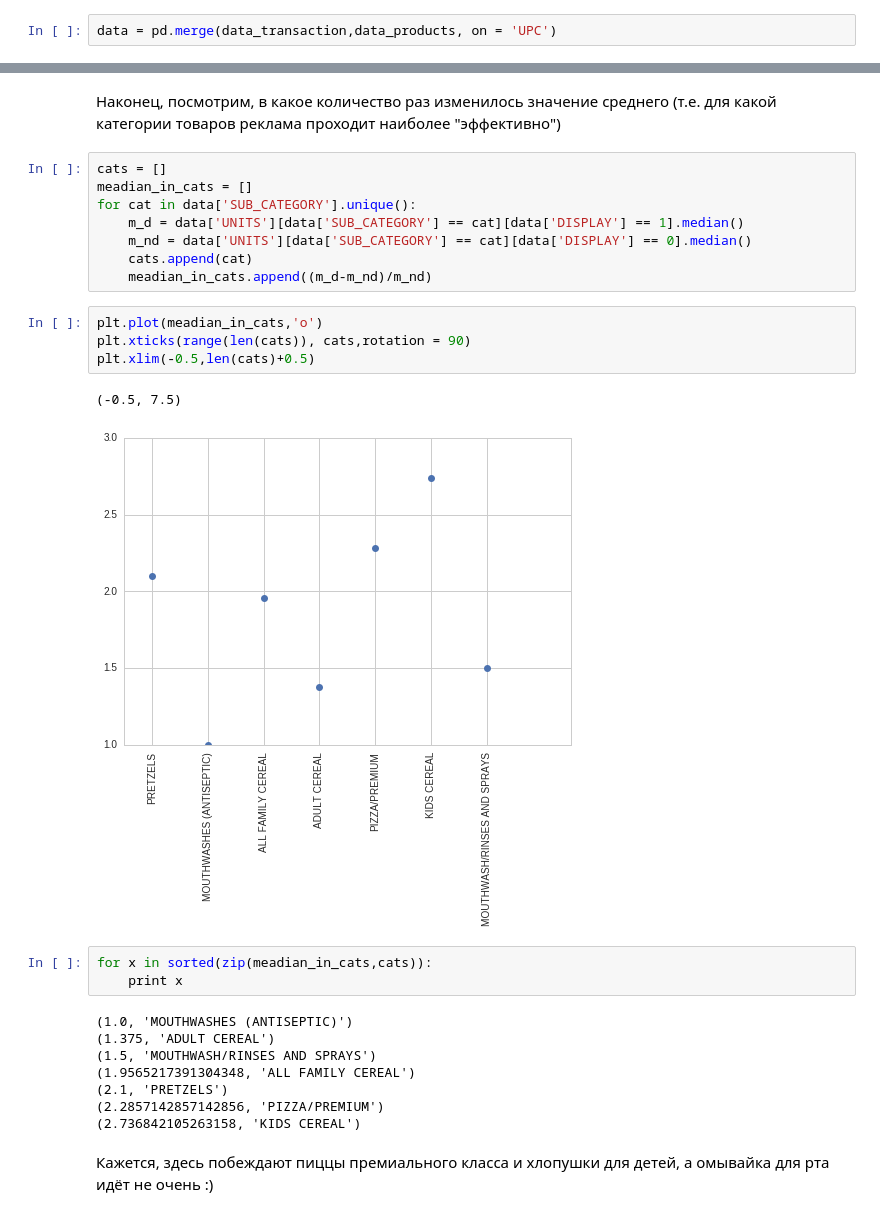
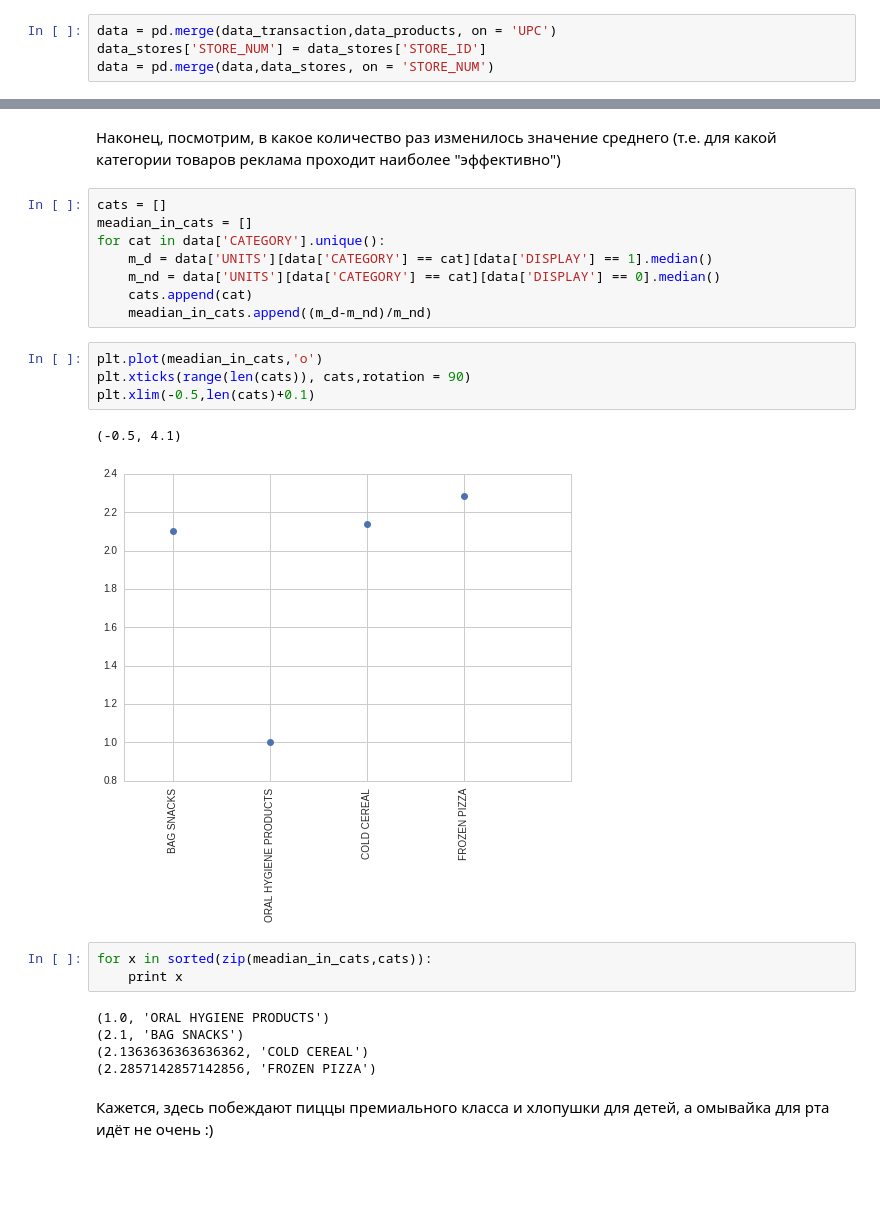
Before and after one commit to yakimoris/data-analysis, a Jupyter notebook: project_some_graphs.ipynb, the cells around one changed output, grey strips where cells are left out. Cells and saved outputs as stored; diff of their text form; blank space fills up the shorter version.

```diff
--- a/project_some_graphs.ipynb
+++ b/project_some_graphs.ipynb
@@ -97,2 +131,4 @@ data_transaction.describe()
 # %%
 data = pd.merge(data_transaction,data_products, on = 'UPC')
+data_stores['STORE_NUM'] = data_stores['STORE_ID']
+data = pd.merge(data,data_stores, on = 'STORE_NUM')
@@ -143,29 +206,26 @@ plt.xticks(rotation = 90)
 # %%
 cats = []
 meadian_in_cats = []
-for cat in data['SUB_CATEGORY'].unique():
-    m_d = data['UNITS'][data['SUB_CATEGORY'] == cat][data['DISPLAY'] == 1].median()
-    m_nd = data['UNITS'][data['SUB_CATEGORY'] == cat][data['DISPLAY'] == 0].median()
+for cat in data['CATEGORY'].unique():
+    m_d = data['UNITS'][data['CATEGORY'] == cat][data['DISPLAY'] == 1].median()
+    m_nd = data['UNITS'][data['CATEGORY'] == cat][data['DISPLAY'] == 0].median()
     cats.append(cat)
     meadian_in_cats.append((m_d-m_nd)/m_nd)
 # %%
 plt.plot(meadian_in_cats,'o')
 plt.xticks(range(len(cats)), cats,rotation = 90)
-plt.xlim(-0.5,len(cats)+0.5)
+plt.xlim(-0.5,len(cats)+0.1)
 # %% [output]
-(-0.5, 7.5)
+(-0.5, 4.1)
-[figure, old version]
+[figure, new version]
 # %%
 for x in sorted(zip(meadian_in_cats,cats)):
     print x
 # %% [output]
-(1.0, 'MOUTHWASHES (ANTISEPTIC)')
-(1.375, 'ADULT CEREAL')
-(1.5, 'MOUTHWASH/RINSES AND SPRAYS')
-(1.9565217391304348, 'ALL FAMILY CEREAL')
-(2.1, 'PRETZELS')
-(2.2857142857142856, 'PIZZA/PREMIUM')
-(2.736842105263158, 'KIDS CEREAL')
+(1.0, 'ORAL HYGIENE PRODUCTS')
+(2.1, 'BAG SNACKS')
+(2.1363636363636362, 'COLD CEREAL')
+(2.2857142857142856, 'FROZEN PIZZA')
 # %% [markdown]
 Кажется, здесь побеждают пиццы премиального класса и хлопушки для детей, а омывайка для рта идёт не очень :)
 # %% [markdown]
```
Also changed, not shown: parts of 75 cells of this notebook.
